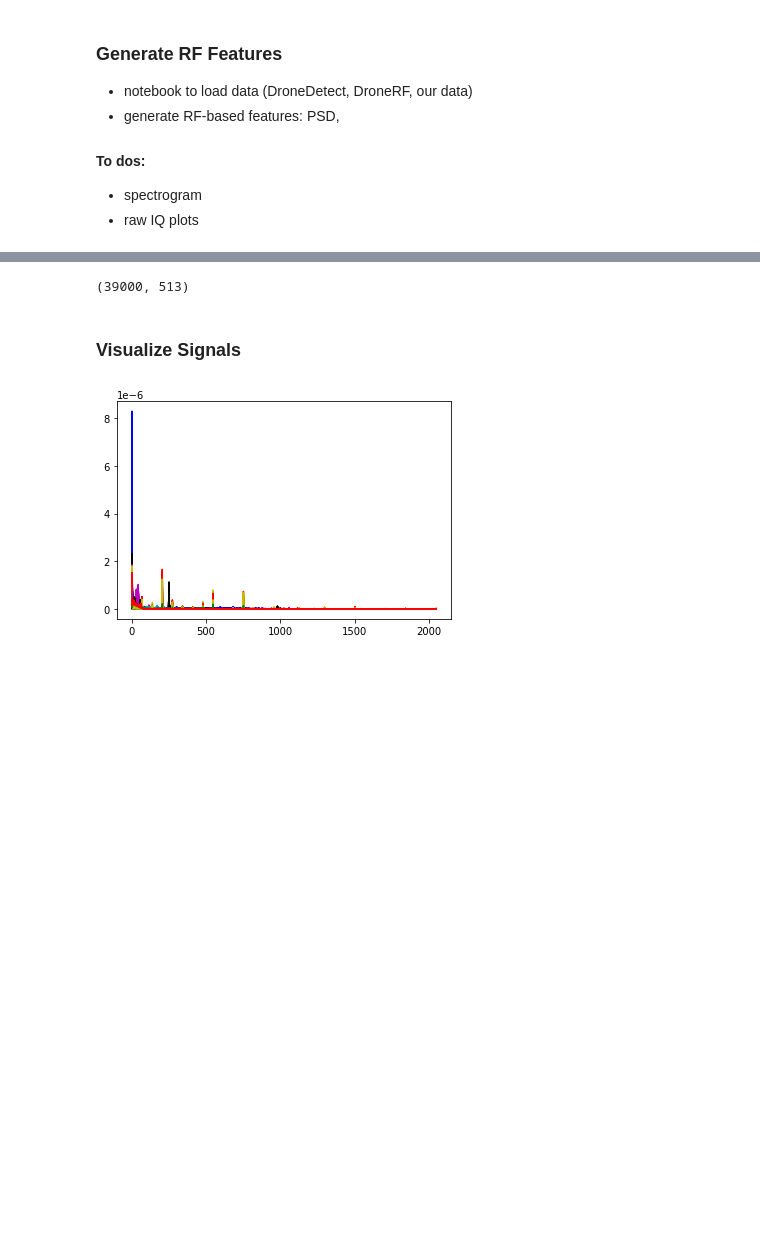
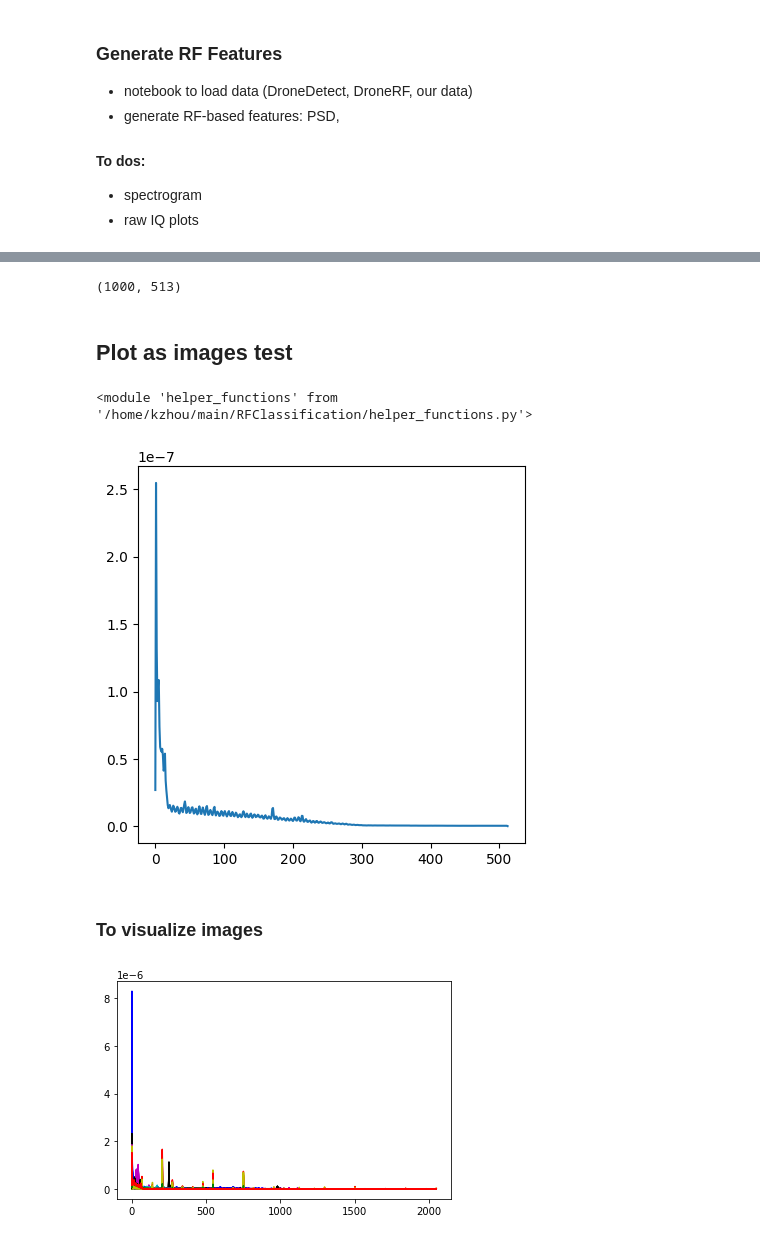
Before and after one commit to IQTLabs/RFClassification, a Jupyter notebook: Generate RF Features.ipynb, the cells around one changed output, grey strips where cells are left out. Saved outputs shown, nothing was run; the diff lists cells and outputs as text; code cells hidden in the pictures; blank space fills up the shorter version.

```diff
--- a/Generate RF Features.ipynb
+++ b/Generate RF Features.ipynb
@@ -194,29 +223,27 @@ current folder:  WIFI
+# %%
+feat_folder = '../Features/'
+feat_name = 'PSD'
+datestr = '2022-06-29'
+n_per_seg = 1024
+interferences = ['WIFI']
+Xs_arr, y_arr = load_features_arr(feat_folder, feat_name, datestr, n_per_seg, interferences)
+# %%
+Xs_arr.shape
+# %% [output]
+(1000, 513)
+# %% [markdown]
+## Plot as images test
+# %%
+import importlib
+import helper_functions
+importlib.reload(helper_functions)
+# %% [output]
+<module 'helper_functions' from '/home/kzhou/main/RFClassification/helper_functions.py'>
 # %%
-features_folder = '../Features/'
+sample_to_plot = 0
+helper_functions.plot_image(Xs_arr[sample_to_plot], dim=(5,5), dpi=100)
+# %% [output]
+[figure, added]
-# %%
-## Save Features PSD as numbers/arrays
-# Naming: feature_name+date
-#         label_name+date
-
-# CHOOSE FEATURES
-Xs = F_PSD
-
-# change lists to arrays and make it stackable
-Xs_arr = np.array(Xs)
-print(Xs_arr.shape)
-
-# labels
-y_drones_arr = np.array(DRONES)
-y_conds_arr = np.array(CONDS)
-y_ints_arr = np.array(INTS)
-
-data_save = {'feat': Xs_arr, 'drones': y_drones_arr, 'conds': y_conds_arr, 'ints': y_ints_arr}
-
-#Save data
-date_string = date.today()
-np.save(features_folder+"PSD_"+str(n_per_seg)+"_"+str(date_string), data_save)
-# %% [output]
-(39000, 513)
-# %% [markdown]
-### Visualize Signals
+# %% [markdown]
+### To visualize images
 # %%
```
Also changed, not shown: parts of 7 cells of this notebook, 7 other files.
